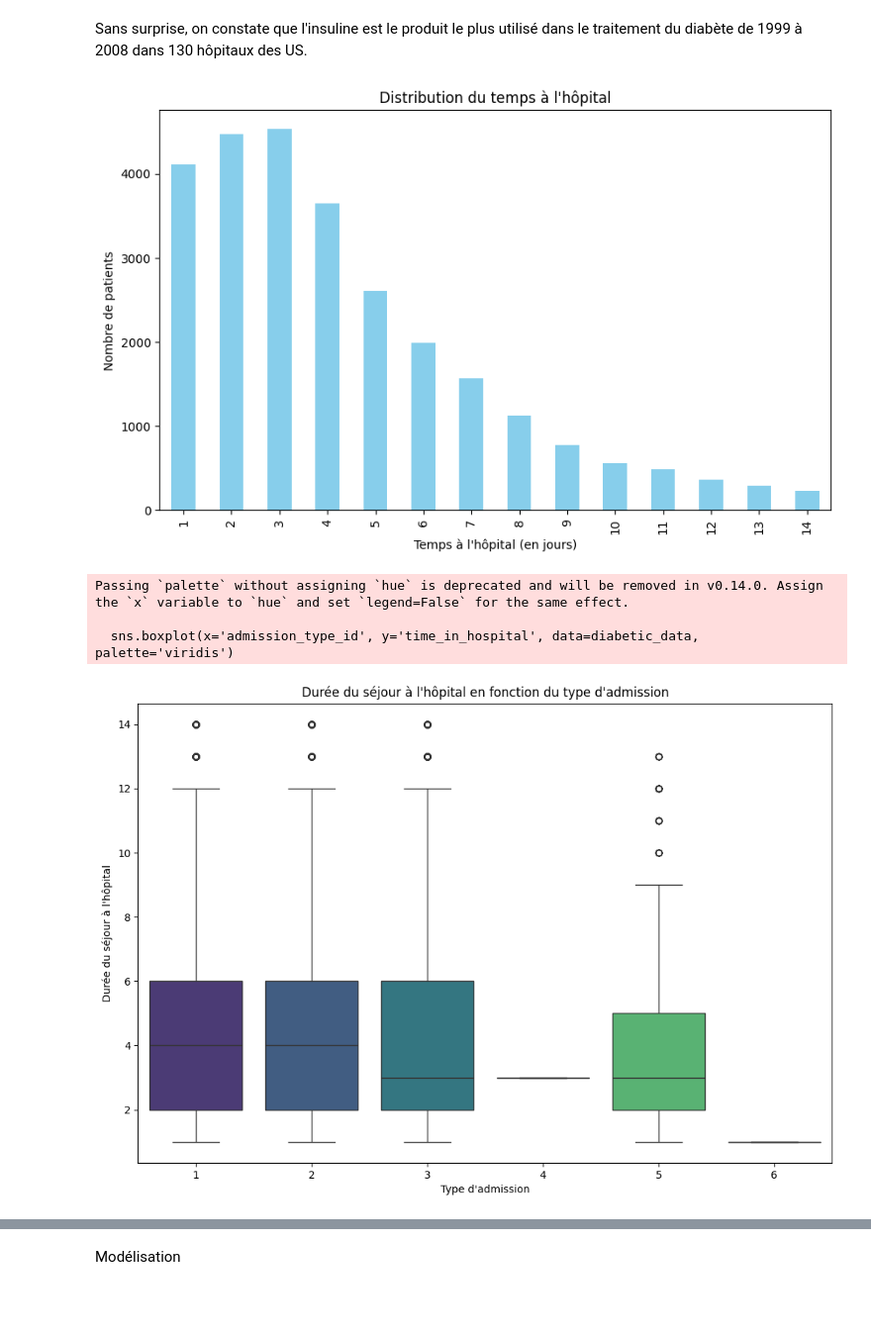
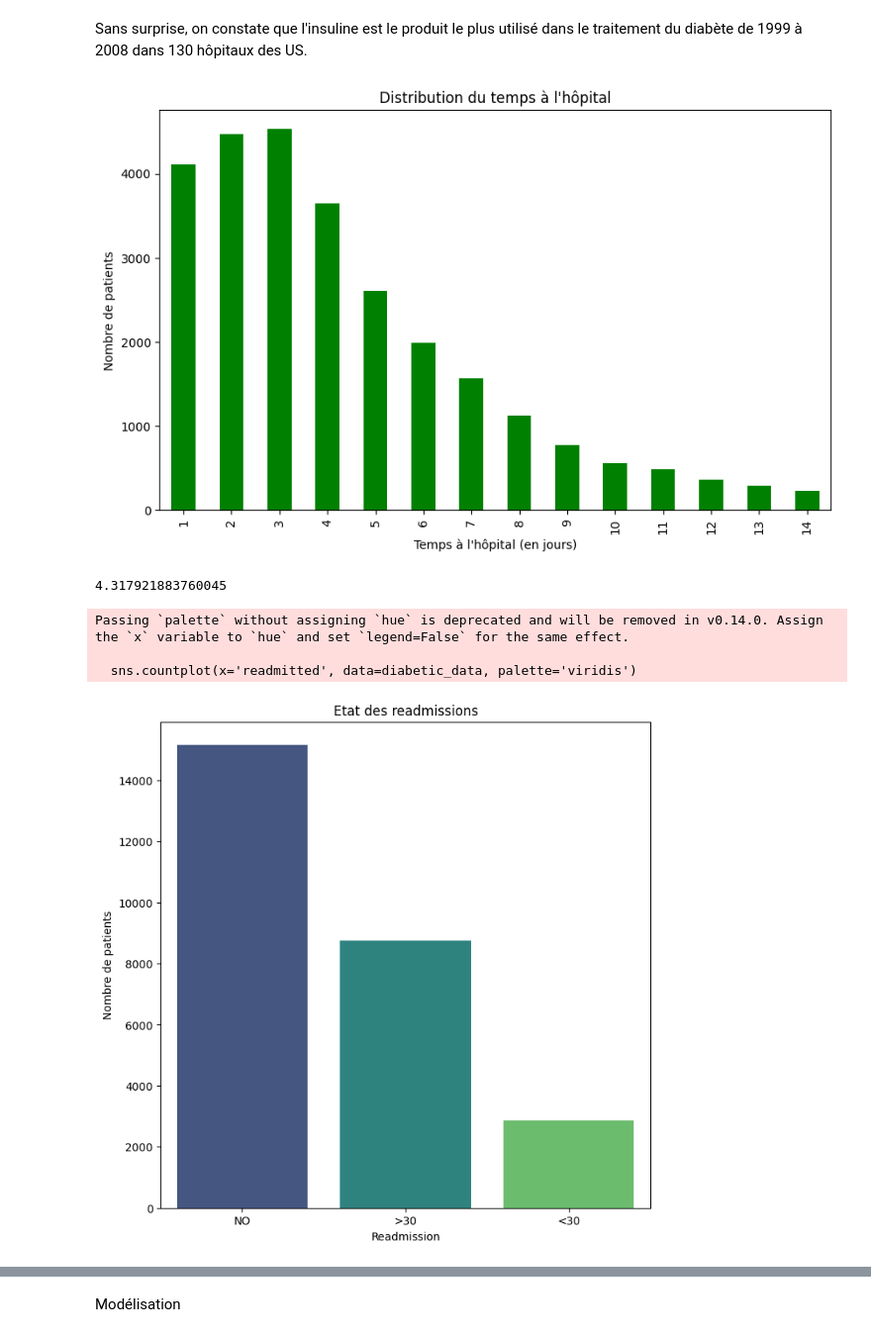
Before and after one commit to NadiaKlos/Python_Final_Project, a Jupyter notebook: Final_Project_Python.ipynb, the cells around one changed output, grey strips where cells are left out. Shown: that part at 99% size. Cells and saved outputs as stored; diff of their text form; code cells hidden in the pictures; blank space fills up the shorter version.

```diff
--- a/Final_Project_Python.ipynb
+++ b/Final_Project_Python.ipynb
@@ -207,22 +207,26 @@ plt.show()
 Sans surprise, on constate que l'insuline est le produit le plus utilisé dans le traitement du diabète de 1999 à 2008 dans 130 hôpitaux des US.
 # %%
 plt.figure(figsize=(10, 6))
-diabetic_data['time_in_hospital'].value_counts().sort_index().plot(kind='bar', color='skyblue')
+diabetic_data['time_in_hospital'].value_counts().sort_index().plot(kind='bar', color='green')
 plt.title('Distribution du temps à l\'hôpital')
 plt.xlabel('Temps à l\'hôpital (en jours)')
 plt.ylabel('Nombre de patients')
 plt.show()
 # %% [output]
-[figure, old version]
+[figure, new version]
+# %%
+diabetic_data['time_in_hospital'].mean()
+# %% [output]
+4.317921883760045
 # %%
-plt.figure(figsize=(12, 8))
-sns.boxplot(x='admission_type_id', y='time_in_hospital', data=diabetic_data, palette='viridis')
-plt.title('Durée du séjour à l\'hôpital en fonction du type d\'admission')
-plt.xlabel('Type d\'admission')
-plt.ylabel('Durée du séjour à l\'hôpital')
+plt.figure(figsize=(8, 8))
+sns.countplot(x='readmitted', data=diabetic_data, palette='viridis')
+plt.title('Etat des readmissions')
+plt.xlabel('Readmission')
+plt.ylabel('Nombre de patients')
 plt.show()
 # %% [output]
 Passing `palette` without assigning `hue` is deprecated and will be removed in v0.14.0. Assign the `x` variable to `hue` and set `legend=False` for the same effect.
 
-  sns.boxplot(x='admission_type_id', y='time_in_hospital', data=diabetic_data, palette='viridis')
+  sns.countplot(x='readmitted', data=diabetic_data, palette='viridis')
-[figure, old version]
+[figure, new version]
```
Also changed, not shown: parts of 2 cells of this notebook.
